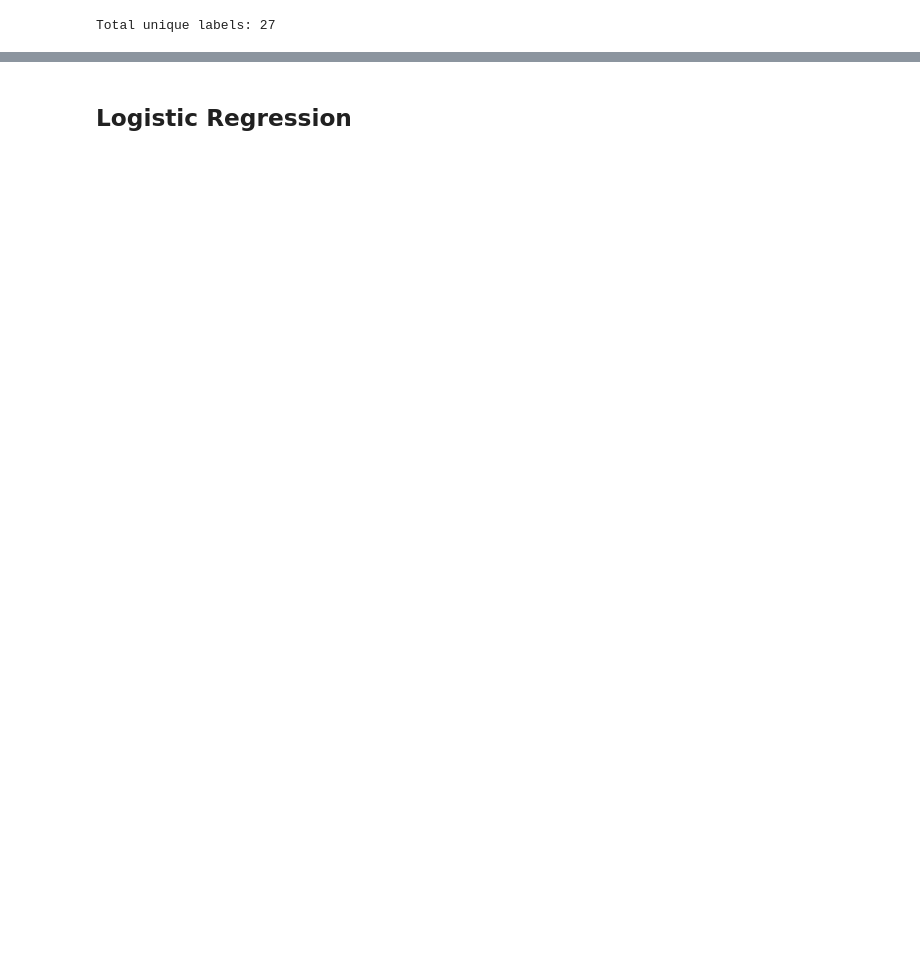
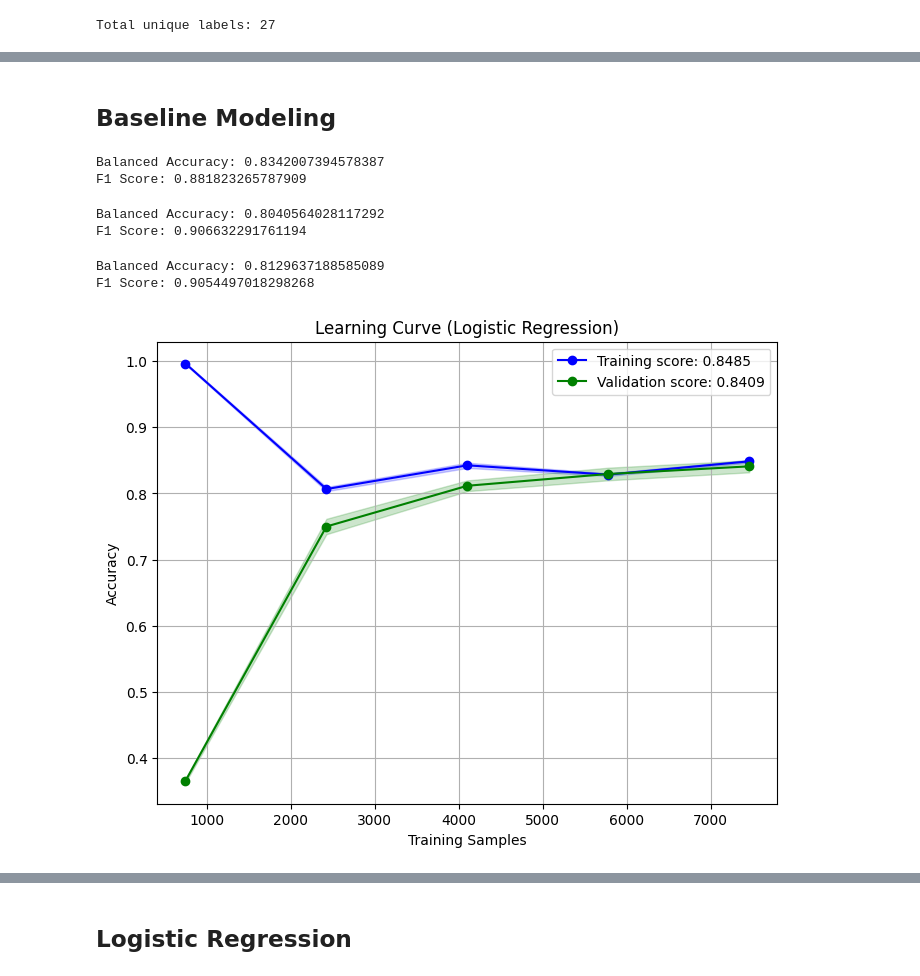
Before and after one commit to MMADUs/Plant-Recommendation-System, a Jupyter notebook: pipeline.ipynb, the cells around one changed output, grey strips where cells are left out. Saved outputs shown, nothing was run; the diff lists cells and outputs as text; code cells hidden in the pictures; blank space fills up the shorter version.

Commit message:
feat: fix baseline focused

```diff
--- a/pipeline.ipynb
+++ b/pipeline.ipynb
@@ -113,3 +199,77 @@ X_train, X_test, y_train, y_test = train_test_split(
 )
+# %% [markdown]
+## Baseline Modeling
 # %%
 cv = StratifiedKFold(n_splits=5, shuffle=True, random_state=42)
+# %%
+logreg = Pipeline([
+    ('scaler', StandardScaler()),
+    ('classifier', LogisticRegression(max_iter=1000, random_state=42, class_weight='balanced'))
+])
+
+logreg_acc = cross_val_score(logreg, X_train, y_train, cv=cv, scoring='balanced_accuracy').mean()
+logreg_f1 = cross_val_score(logreg, X_train, y_train, cv=cv, scoring='f1_weighted').mean()
+print("Balanced Accuracy:", logreg_acc)
+print("F1 Score:", logreg_f1)
+# %% [output]
+Balanced Accuracy: 0.8342007394578387
+F1 Score: 0.881823265787909
+# %%
+knn = Pipeline([
+    ('scaler', StandardScaler()),
+    ('classifier', KNeighborsClassifier(n_neighbors=5))
+])
+
+knn_acc = cross_val_score(knn, X_train, y_train, cv=cv, scoring='balanced_accuracy').mean()
+knn_f1 = cross_val_score(knn, X_train, y_train, cv=cv, scoring='f1_weighted').mean()
+print("Balanced Accuracy:", knn_acc)
+print("F1 Score:", knn_f1)
+# %% [output]
+Balanced Accuracy: 0.8040564028117292
+F1 Score: 0.906632291761194
+# %%
+dt = DecisionTreeClassifier(random_state=42, class_weight='balanced')
+
+dt_acc = cross_val_score(dt, X_train, y_train, cv=cv, scoring='balanced_accuracy').mean()
+dt_f1 = cross_val_score(dt, X_train, y_train, cv=cv, scoring='f1_weighted').mean()
+print("Balanced Accuracy:", dt_acc)
+print("F1 Score:", dt_f1)
+# %% [output]
+Balanced Accuracy: 0.8129637188585089
+F1 Score: 0.9054497018298268
+# %%
+import numpy as np
+import matplotlib.pyplot as plt
+from sklearn.model_selection import learning_curve
+
+train_sizes, train_scores, test_scores = learning_curve(
+    estimator=logreg,
+    X=X,
+    y=y,
+    cv=cv,
+    scoring='balanced_accuracy',
+    n_jobs=-1
+)
+
+train_mean = np.mean(train_scores, axis=1)
+train_std = np.std(train_scores, axis=1)
+test_mean = np.mean(test_scores, axis=1)
+test_std = np.std(test_scores, axis=1)
+
+# training curve
+plt.figure(figsize=(8, 6))
+plt.plot(train_sizes, train_mean, 'o-', color='blue', label=f'Training score: {train_mean[-1]:.4f}')
+plt.fill_between(train_sizes, train_mean - train_std, train_mean + train_std, alpha=0.2, color='blue')
+
+# validation curve
+plt.plot(train_sizes, test_mean, 'o-', color='green', label=f'Validation score: {test_mean[-1]:.4f}')
+plt.fill_between(train_sizes, test_mean - test_std, test_mean + test_std, alpha=0.2, color='green')
+
+plt.title('Learning Curve (Logistic Regression)')
+plt.xlabel('Training Samples')
+plt.ylabel('Accuracy')
+plt.grid(True)
+plt.legend()
+plt.show()
+# %% [output]
+[figure, added]
```
Also changed, not shown: parts of 35 cells of this notebook, 2 other files.
